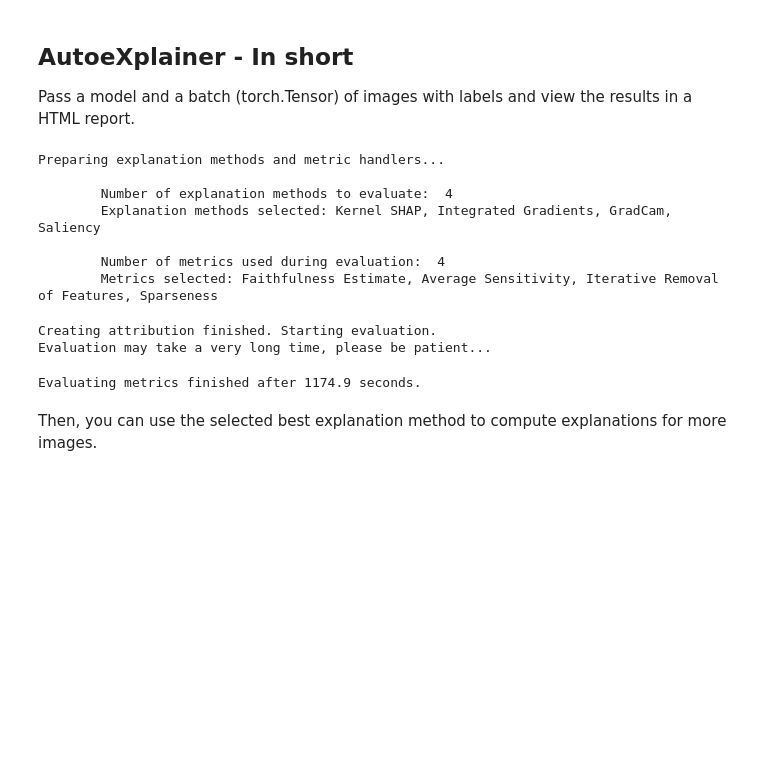
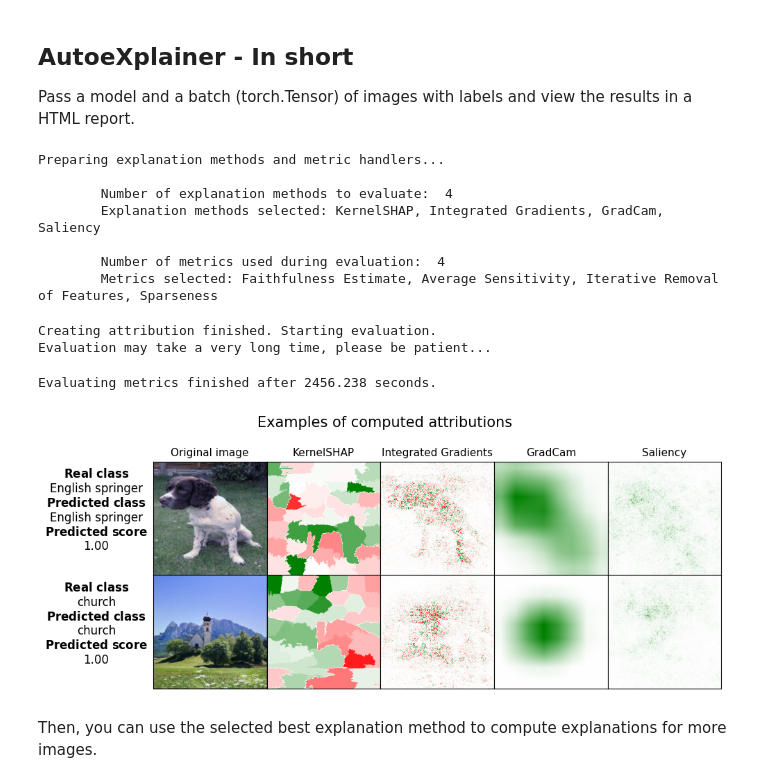
Before and after one commit to MI2DataLab/autoexplainer, a Jupyter notebook: development/notebooks/auto_explainer_usage.ipynb, the cells around one changed output. Cells and saved outputs as stored; diff of their text form; code cells hidden in the pictures; blank space fills up the shorter version.

```diff
--- a/development/notebooks/auto_explainer_usage.ipynb
+++ b/development/notebooks/auto_explainer_usage.ipynb
@@ -65,21 +65,22 @@ Pass a model and a batch (torch.Tensor) of images with labels and view the resul
 # %%
 from autoexplainer.autoexplainer import AutoExplainer
 
 explainer = AutoExplainer(model, x_batch, y_batch, device="cpu") # or device="cuda"
 explainer.evaluate()
 explainer.aggregate()
-explainer.to_html('examples/example_report.html', model_name='DenseNet121')
+explainer.to_html('examples/example_report.html', model_name='DenseNet121', labels=labels)
 # %% [output]
 Preparing explanation methods and metric handlers...
 
         Number of explanation methods to evaluate:  4
-        Explanation methods selected: Kernel SHAP, Integrated Gradients, GradCam, Saliency
+        Explanation methods selected: KernelSHAP, Integrated Gradients, GradCam, Saliency
 
         Number of metrics used during evaluation:  4
         Metrics selected: Faithfulness Estimate, Average Sensitivity, Iterative Removal of Features, Sparseness
 Creating attribution finished. Starting evaluation.
 Evaluation may take a very long time, please be patient...
-Evaluating metrics finished after 1174.9 seconds.
+Evaluating metrics finished after 2456.238 seconds.
+[figure, added]
 # %% [markdown]
 Then, you can use the selected best explanation method to compute explanations for more images.
 # %%
```
Also changed, not shown: parts of 12 cells of this notebook, 3 other files.
